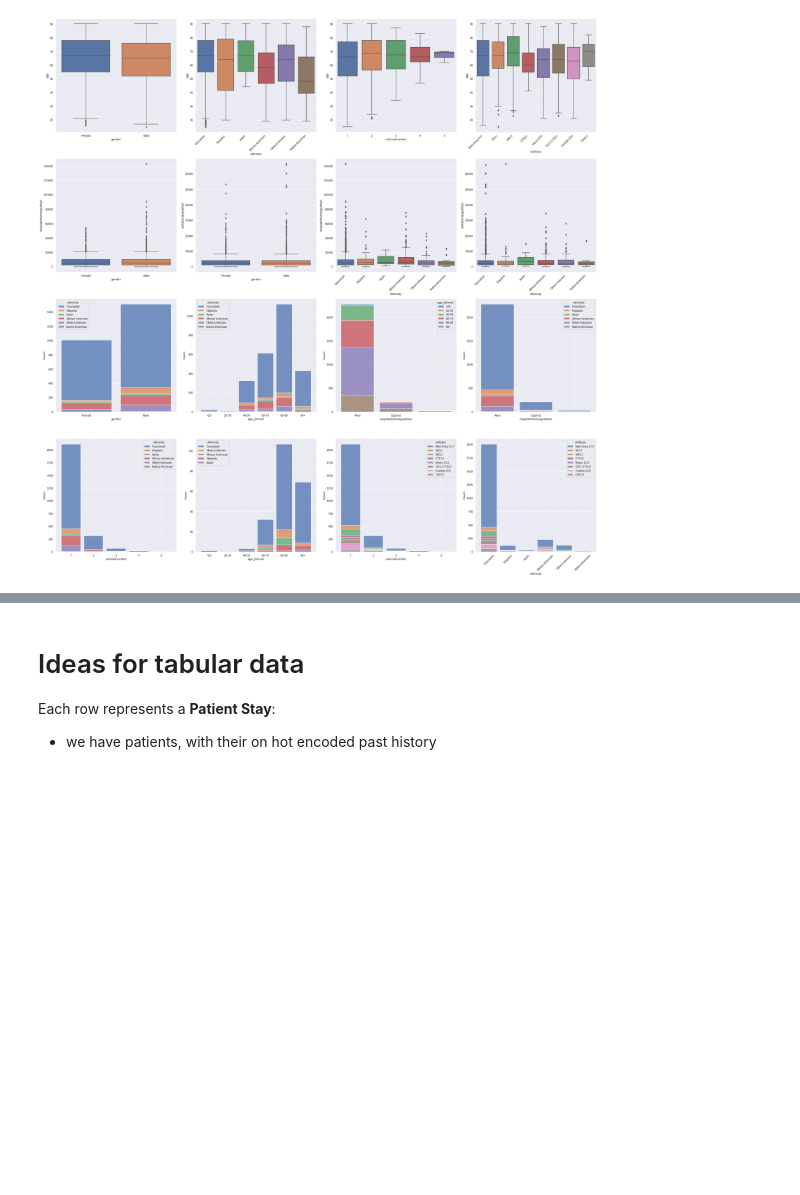
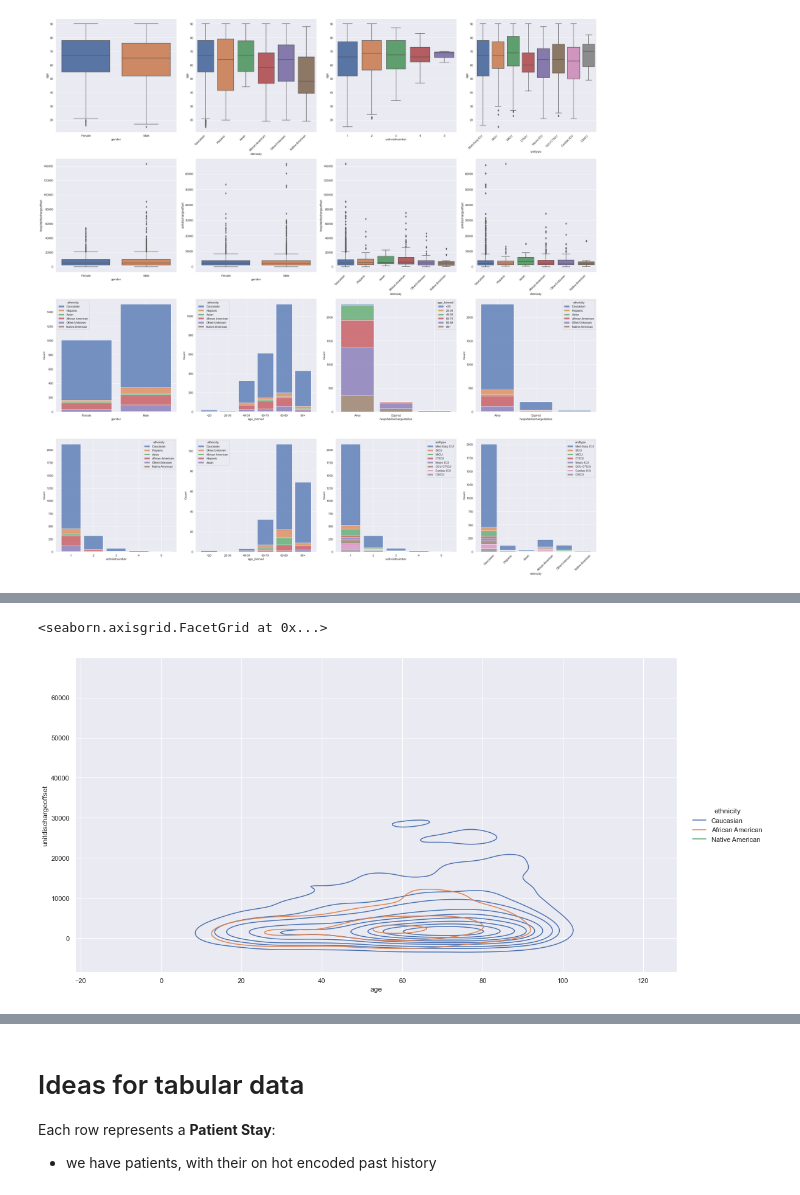
Before and after one commit to dianamJLAB/DS6050, a Jupyter notebook: eICU_gan/gan_work/eICU_exploration.ipynb, the cells around one changed output, grey strips where cells are left out. Cells and saved outputs as stored; diff of their text form; code cells hidden in the pictures; blank space fills up the shorter version.

```diff
--- a/eICU_gan/gan_work/eICU_exploration.ipynb
+++ b/eICU_gan/gan_work/eICU_exploration.ipynb
@@ -523,0 +585,5 @@ plt.tight_layout()
+# %%
+sns.displot(data=data_3D_ethnicity, x='age', y='unitdischargeoffset', hue='ethnicity', kind="kde",height=8, aspect=15/8)
+# %% [output]
+<seaborn.axisgrid.FacetGrid at 0x...>
+[figure, added]
```
Also changed, not shown: parts of 24 cells of this notebook, 2 other files.
